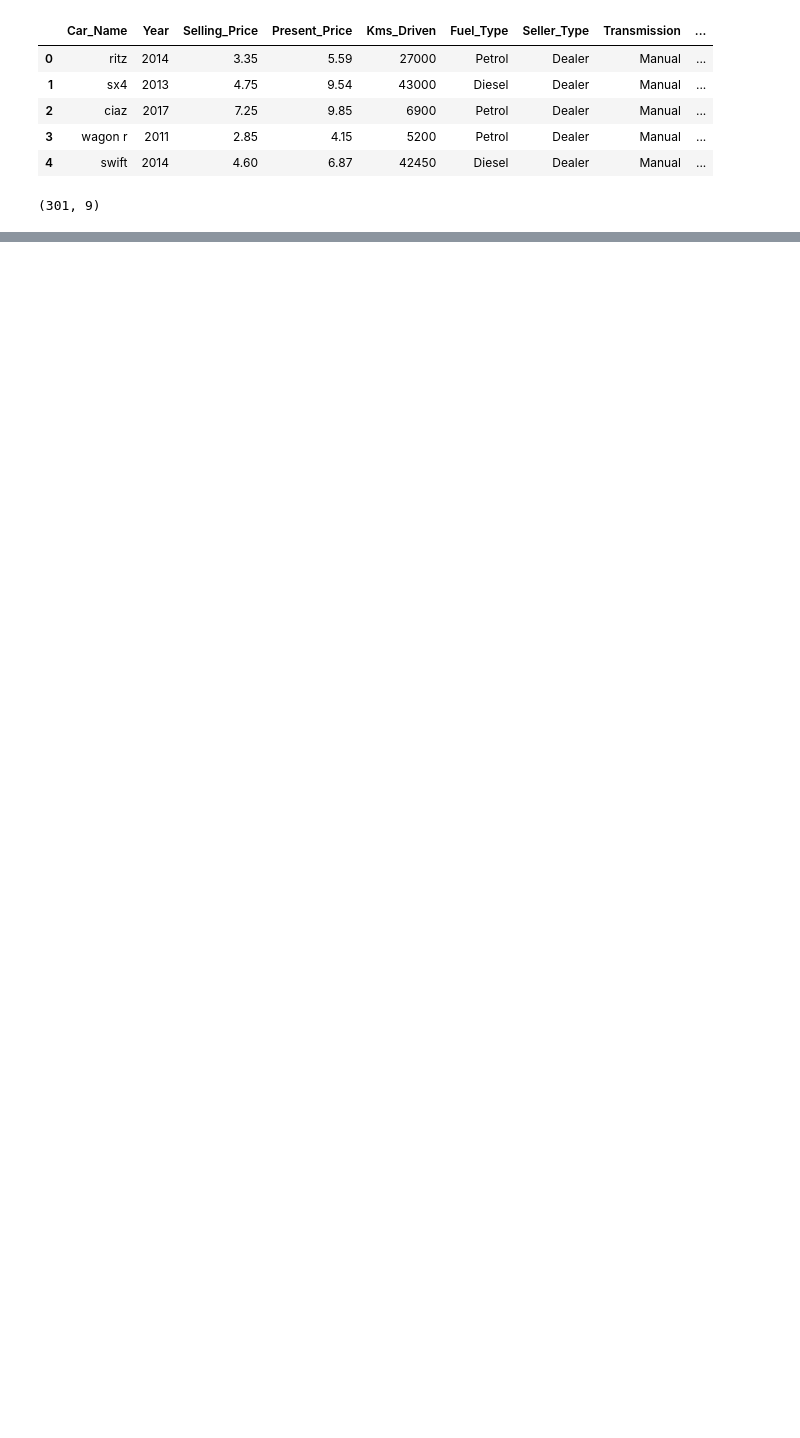
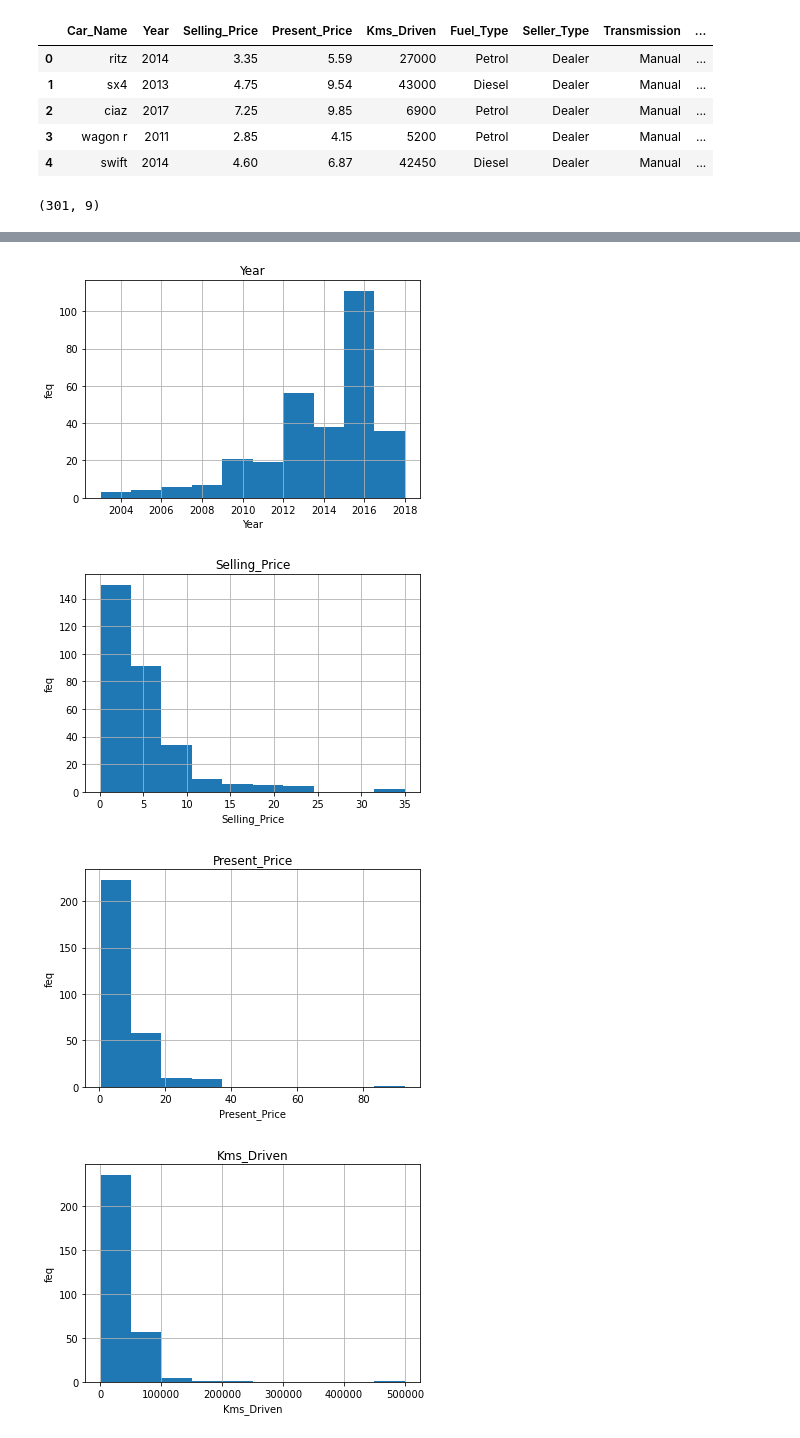
Before and after one commit to a2aniket/Car-Dekho, a Jupyter notebook: Research/Data Analysis.ipynb, the cells around one changed output, grey strips where cells are left out. Saved outputs shown, nothing was run; the diff lists cells and outputs as text; code cells hidden in the pictures; blank space fills up the shorter version.

```diff
--- a/Research/Data Analysis.ipynb
+++ b/Research/Data Analysis.ipynb
@@ -14,3 +18,7 @@ dataframe.head()
 dataframe.shape
 # %% [output]
 (301, 9)
+# %%
+numerical_features=[feature for feature in dataframe.columns if dataframe[feature].dtype!="O"]
+catergorical_features=[feature for feature in dataframe.columns  if dataframe[feature].dtype=="O"]
+continues_feature=[feature for feature in  dataframe.columns if len(dataframe[feature].unique()) < 5 ]
@@ -16,0 +52,3 @@ dataframe.shape
+# %%
+for feature in continues_feature:
+    print(f"{feature}  {dataframe[feature].unique()}")
@@ -16,0 +62,13 @@ dataframe.shape
+# %%
+for feature  in numerical_features:
+    if feature not in continues_feature:
+        dataframe[feature].hist()
+        plt.title(feature)
+        plt.xlabel(feature)
+        plt.ylabel("feq")
+        plt.show()
+# %% [output]
+[figure, added]
+[figure, added]
+[figure, added]
+[figure, added]
```
Also changed, not shown: parts of 16 cells of this notebook, 1 other file.
